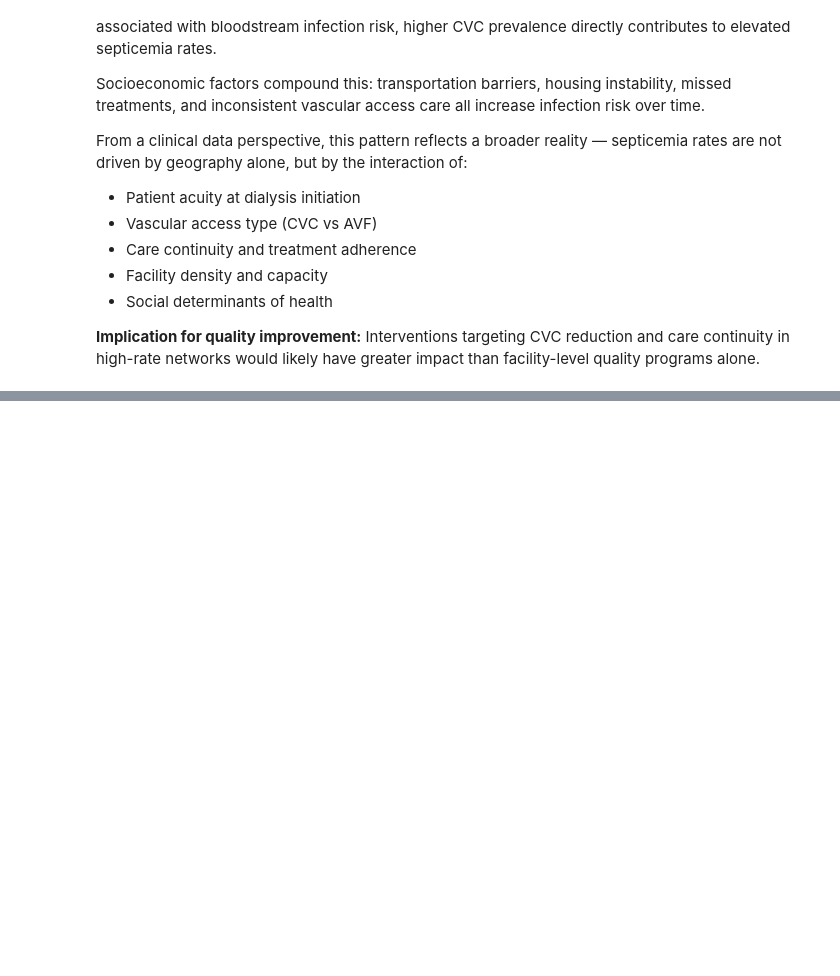
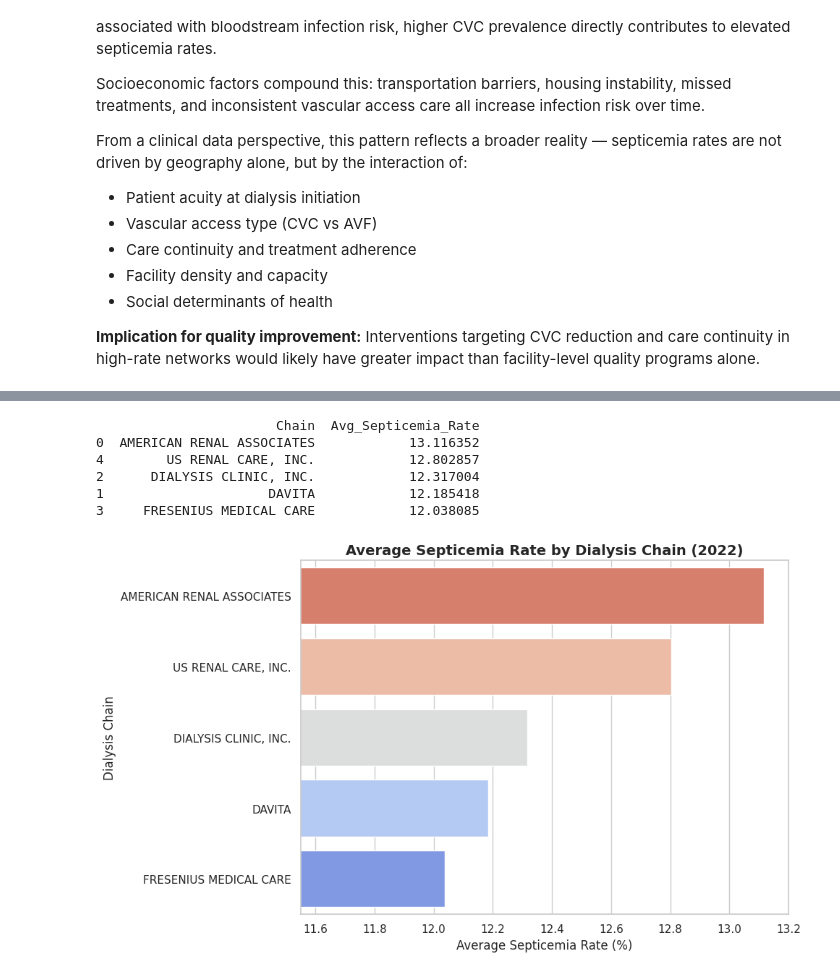
Before and after one commit to ekuffuor/cms-dialysis-analysis, a Jupyter notebook: cms_dialysis_analysis.ipynb, the cells around one changed output, grey strips where cells are left out. Drawn from its saved outputs; the diff is of its cells as text; code cells hidden in the pictures; blank space fills up the shorter version.

```diff
--- a/cms_dialysis_analysis.ipynb
+++ b/cms_dialysis_analysis.ipynb
@@ -689,0 +938,6 @@ greater impact than facility-level quality programs alone.
+# %%
+# Filter to septicemia measure
+septicemia_chain = df_clinical[df_clinical['Measure'] == 'F: Hospitalization - Diagnosis: % with Septicemia, 2022'].copy()
+
+# Check chain representation
+print(septicemia_chain['Chain'].value_counts().head(10))
@@ -689,0 +957,10 @@ greater impact than facility-level quality programs alone.
+# %%
+# Define top 5 chains
+top_chains = ['DAVITA', 'FRESENIUS MEDICAL CARE', 'US RENAL CARE, INC.',
+              'DIALYSIS CLINIC, INC.', 'AMERICAN RENAL ASSOCIATES']
+
+# Filter to top 5 chains only — exclude INDEPENDENT and smaller chains
+septicemia_chain_filtered = septicemia_chain[septicemia_chain['Chain'].isin(top_chains)].copy()
+
+# Confirm
+print(septicemia_chain_filtered['Chain'].value_counts())
@@ -689,0 +975,37 @@ greater impact than facility-level quality programs alone.
+# %%
+# Calculate mean septicemia rate by chain
+chain_avg = septicemia_chain_filtered.groupby('Chain')['Measure_Score'].mean().reset_index()
+
+# Sort descending BEFORE renaming
+chain_avg = chain_avg.sort_values('Measure_Score', ascending=False)
+
+# Rename columns AFTER sorting
+chain_avg.columns = ['Chain', 'Avg_Septicemia_Rate']
+
+print(chain_avg)
+# %% [output]
+                       Chain  Avg_Septicemia_Rate
+0  AMERICAN RENAL ASSOCIATES            13.116352
+4        US RENAL CARE, INC.            12.802857
+2      DIALYSIS CLINIC, INC.            12.317004
+1                     DAVITA            12.185418
+3     FRESENIUS MEDICAL CARE            12.038085
+# %%
+plt.figure(figsize=(10, 6))
+
+sns.barplot(data=chain_avg,
+            x='Avg_Septicemia_Rate',
+            y='Chain',
+            hue='Chain',
+            palette='coolwarm_r',
+            legend=False)
+
+plt.xlim(11.55, 13.20)
+plt.title('Average Septicemia Rate by Dialysis Chain (2022)',
+          fontsize=14, fontweight='bold')
+plt.xlabel('Average Septicemia Rate (%)')
+plt.ylabel('Dialysis Chain')
+plt.tight_layout()
+plt.show()
+# %% [output]
+[figure, added]
```
Also changed, not shown: parts of 14 cells of this notebook.
